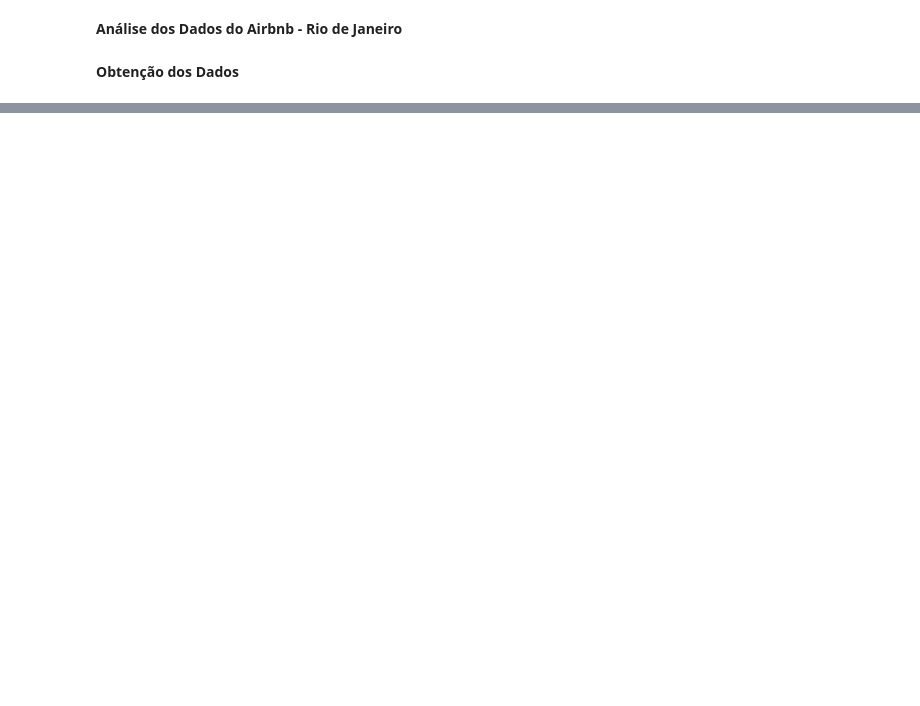
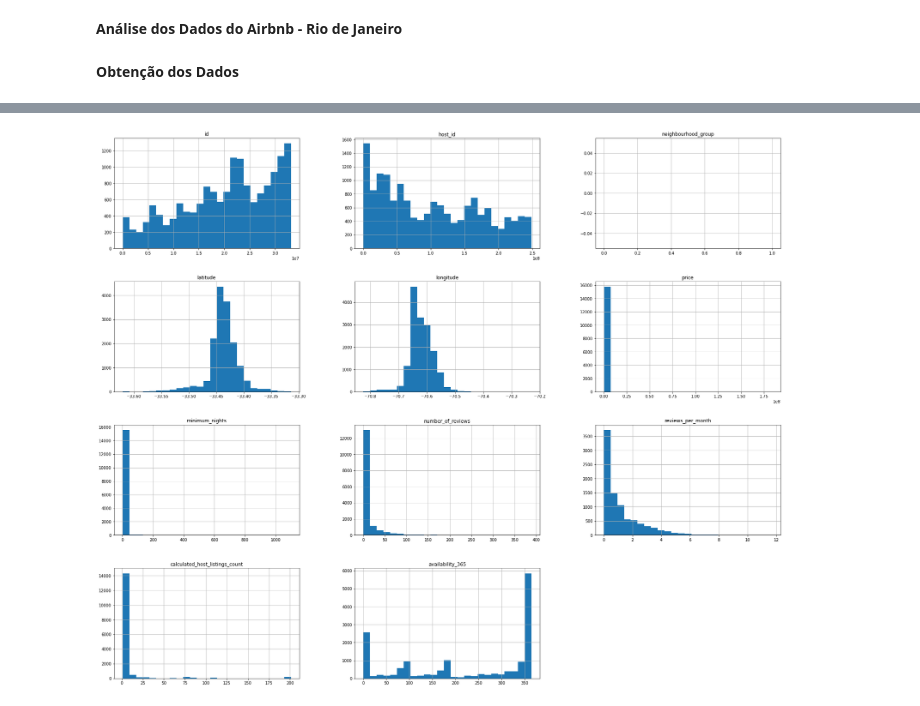
Before and after one commit to leonardodamata/aula_01, a Jupyter notebook: aula_01.ipynb, the cells around one changed output, grey strips where cells are left out. Drawn from its saved outputs; the diff is of its cells as text; code cells hidden in the pictures; blank space fills up the shorter version.

```diff
--- a/aula_01.ipynb
+++ b/aula_01.ipynb
@@ -14,5 +14,7 @@ import seaborn as sns
 # O IPython possui um conjunto de 'funções mágicas' predefinidas que você pode chamar com uma sintaxe no estilo de linha de comando.
 %matplotlib inline
 # %%
-# importar o arquivo listings.csv
-df = pd.read_csv("https://github.com/leonardodamata/aula_01/blob/master/listings.csv")
+#  importar o arquivo listings.csv para um DataFrame
+#df = pd.read_csv("https://github.com/leonardodamata/aula_01/raw/master/listings.csv")
+# meu csv está com problema na coluna price
+df = pd.read_csv("http://data.insideairbnb.com/chile/rm/santiago/2019-03-15/visualisations/listings.csv")
@@ -20,0 +96,7 @@ ParserError: ignored
+# %%
+# plotar o histógrama das variáveis numéricas
+df.hist(bins=25,figsize=(30,25));
+#Porque esse tem ; no final?
+# bins e figsize fixar a largura dos gráficos
+# %% [output]
+[figure, added]
```
Also changed, not shown: parts of 29 cells of this notebook.
